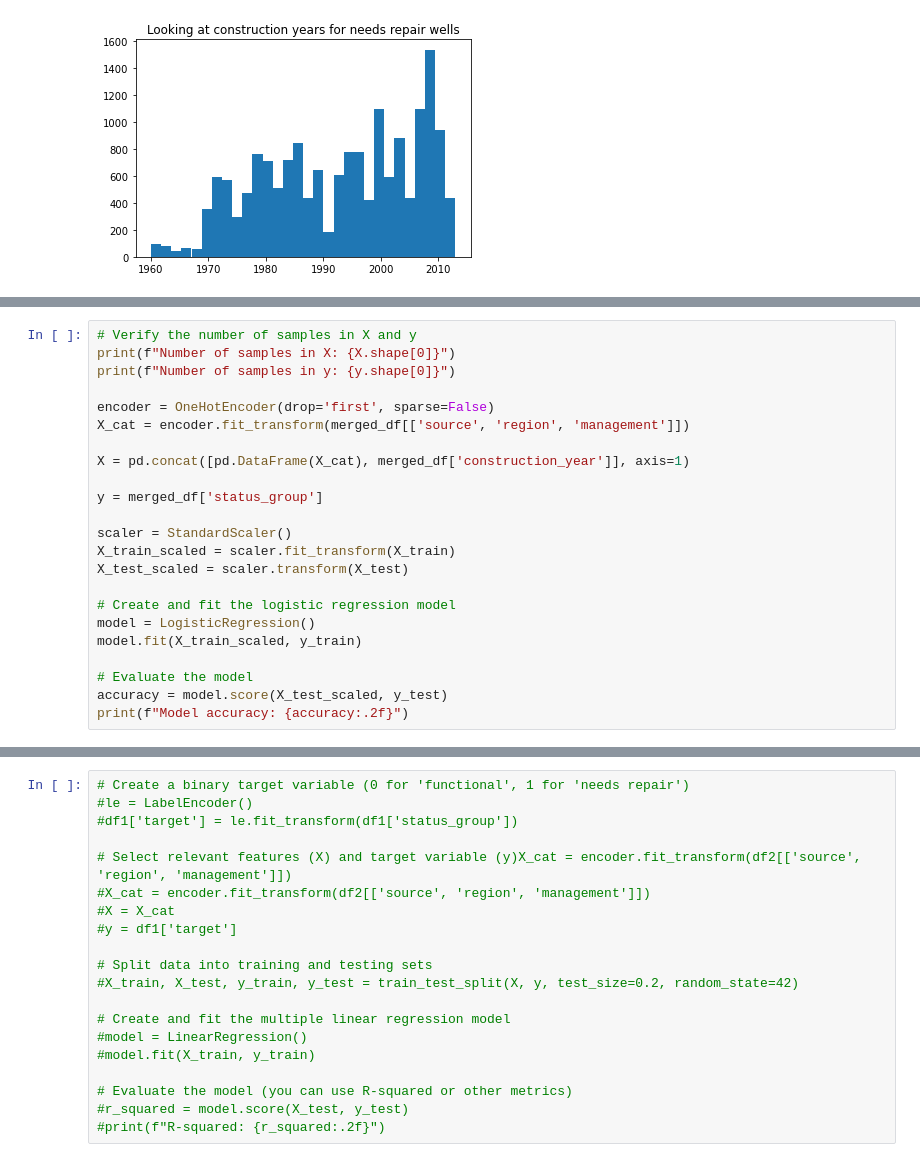
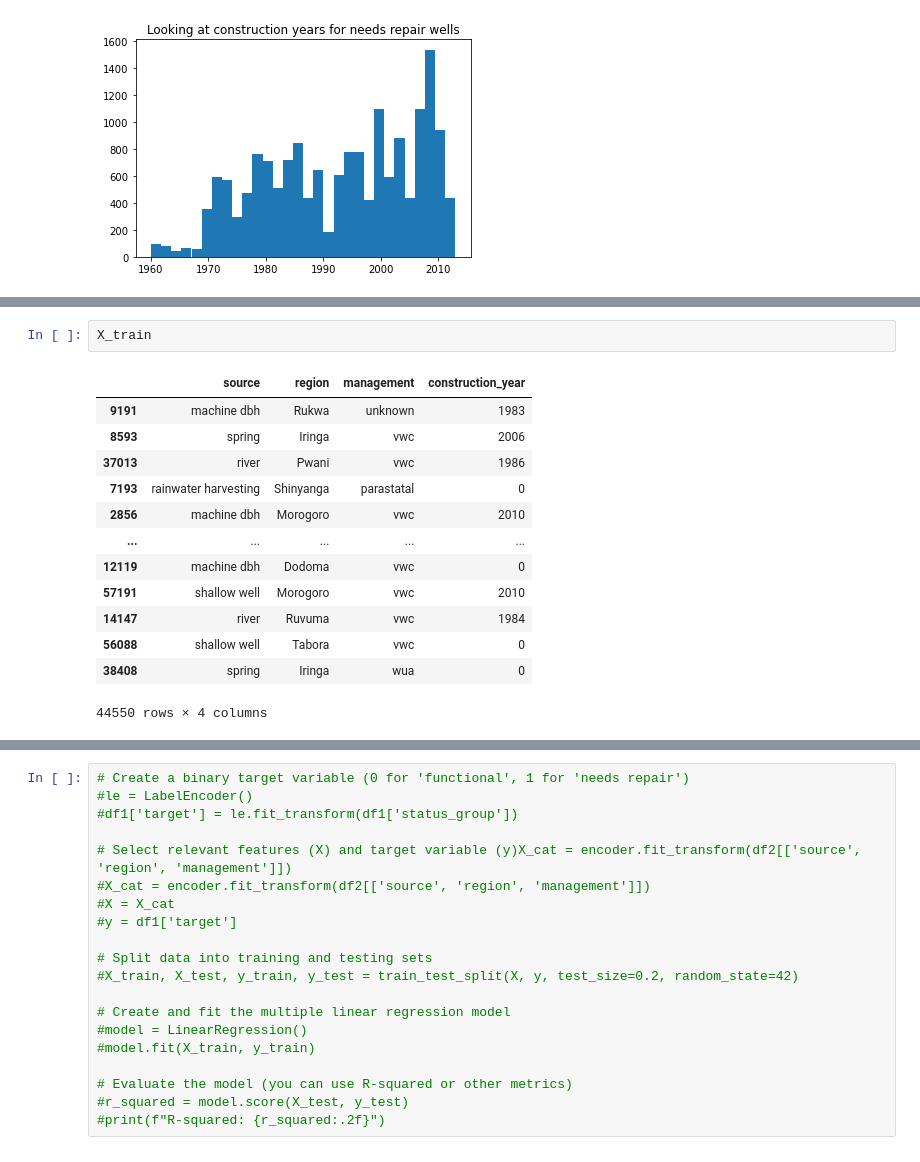
Before and after one commit to schoe4208/Tanzanian_NGO_Water_Wells_Predictor, a Jupyter notebook: water_well_predictor.ipynb, the cells around one changed output, grey strips where cells are left out. Drawn from its saved outputs; the diff is of its cells as text.

```diff
--- a/water_well_predictor.ipynb
+++ b/water_well_predictor.ipynb
@@ -392,23 +408,16 @@ plot_roc_curve(dummy_model, X_train, y_train);
-# %%
-# Verify the number of samples in X and y
-print(f"Number of samples in X: {X.shape[0]}")
-print(f"Number of samples in y: {y.shape[0]}")
-
-encoder = OneHotEncoder(drop='first', sparse=False)
-X_cat = encoder.fit_transform(merged_df[['source', 'region', 'management']])
-
-X = pd.concat([pd.DataFrame(X_cat), merged_df['construction_year']], axis=1)
-
-y = merged_df['status_group']
-
-scaler = StandardScaler()
-X_train_scaled = scaler.fit_transform(X_train)
-X_test_scaled = scaler.transform(X_test)
-
-# Create and fit the logistic regression model
-model = LogisticRegression()
-model.fit(X_train_scaled, y_train)
-
-# Evaluate the model
-accuracy = model.score(X_test_scaled, y_test)
-print(f"Model accuracy: {accuracy:.2f}")
+# %%
+X_train
+# %% [output]
+|  | source | region | management | construction_year |
+| 9191 | machine dbh | Rukwa | unknown | 1983 |
+| 8593 | spring | Iringa | vwc | 2006 |
+| 37013 | river | Pwani | vwc | 1986 |
+| 7193 | rainwater harvesting | Shinyanga | parastatal | 0 |
+| 2856 | machine dbh | Morogoro | vwc | 2010 |
+| ... | ... | ... | ... | ... |
+| 12119 | machine dbh | Dodoma | vwc | 0 |
+| 57191 | shallow well | Morogoro | vwc | 2010 |
+| 14147 | river | Ruvuma | vwc | 1984 |
+| 56088 | shallow well | Tabora | vwc | 0 |
+| 38408 | spring | Iringa | wua | 0 |
+44550 rows × 4 columns
```
Also changed, not shown: parts of 16 cells of this notebook.
